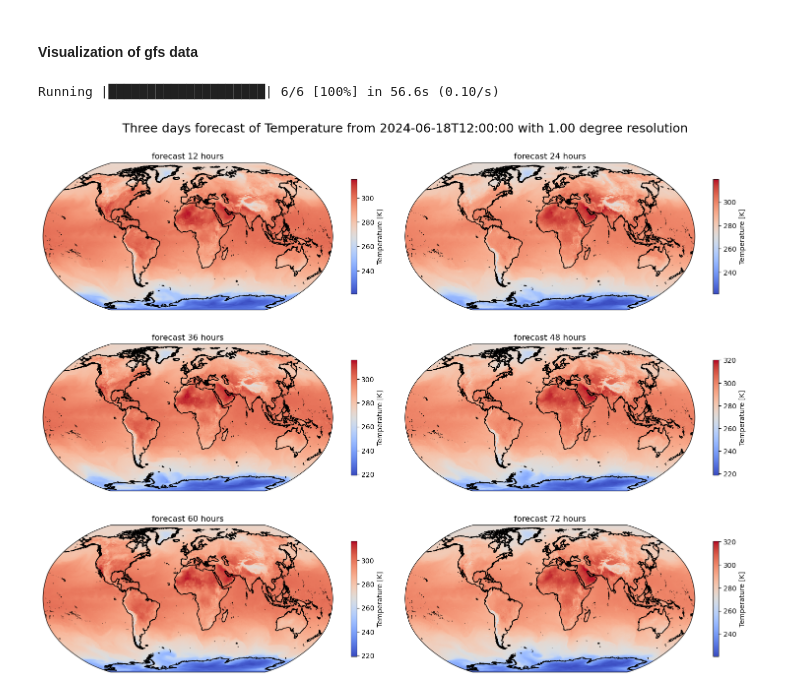
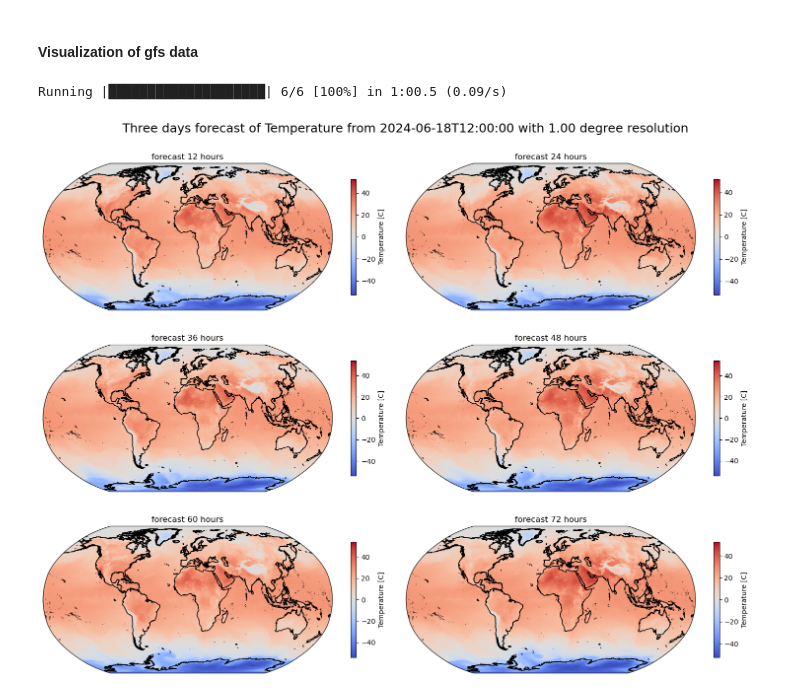
Before and after one commit to HighTechnologyFoundation/HTFCloudFellows, a Jupyter notebook: GFS/gfs_global_longitude_latitude_grid.ipynb, the cells around one changed output. Drawn from its saved outputs; the diff is of its cells as text; code cells hidden in the pictures.

Commit message:
change plot variable measurement

```diff
--- a/GFS/gfs_global_longitude_latitude_grid.ipynb
+++ b/GFS/gfs_global_longitude_latitude_grid.ipynb
@@ -186,36 +186,36 @@ forecast_hours = [x for x in range(12, 72 + 1, 12)]
 fig = plt.figure(figsize = (15, 12))
 
 rows = len(forecast_hours) // 2 + len(forecast_hours) % 2
 cols = 2
 
 with alive_bar(len(forecast_hours), force_tty=True, title='Running', length=20, bar = 'smooth') as bar:
 
     for n, forecast_hour in enumerate(forecast_hours):
 
         URL = file_path(12, forecast_hour, 2024, 6, 18, 1.)
 
         ds = read_into_xarray_dataset(URL, 'pressureFromGroundLayer')
 
         ax = plt.subplot(rows, cols, n + 1, projection=ccrs.Robinson())
 
         ax.coastlines(resolution="10m")
 
-        ds['t'].plot(cmap=plt.cm.coolwarm, transform=ccrs.PlateCarree(), cbar_kwargs={"shrink": 0.6}, ax = ax)
+        (ds['t'] - 273.15).plot(cmap=plt.cm.coolwarm, transform=ccrs.PlateCarree(), cbar_kwargs={"shrink": 0.6, "label": "Temperature [C]"}, ax = ax)
 
         plt.title(f"forecast {ds.step.values.astype('timedelta64[h]')}")
 
         plt.grid(False)
 
         bar()
 
 plt.suptitle(f"Three days forecast of Temperature from {ds.time.values.astype('datetime64[s]')} with 1.00 degree resolution", size = 18)
 plt.tight_layout()
 plt.subplots_adjust(top=0.95)
 
 plt.show()
 # %% [output]
-Running |████████████████████| 6/6 [100%] in 56.6s (0.10/s)
+Running |████████████████████| 6/6 [100%] in 1:00.5 (0.09/s)
-[figure, old version]
+[figure, new version]
 # %%
 fig = plt.figure(figsize=(15, 18))
 
```
Also changed, not shown: parts of 2 cells of this notebook.
